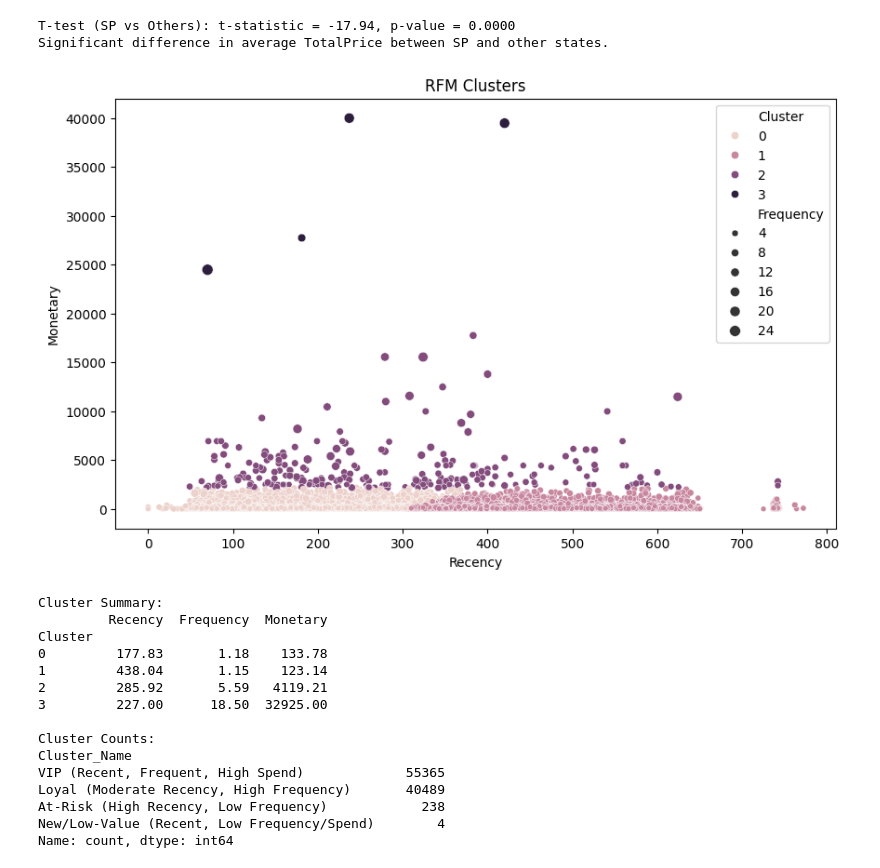
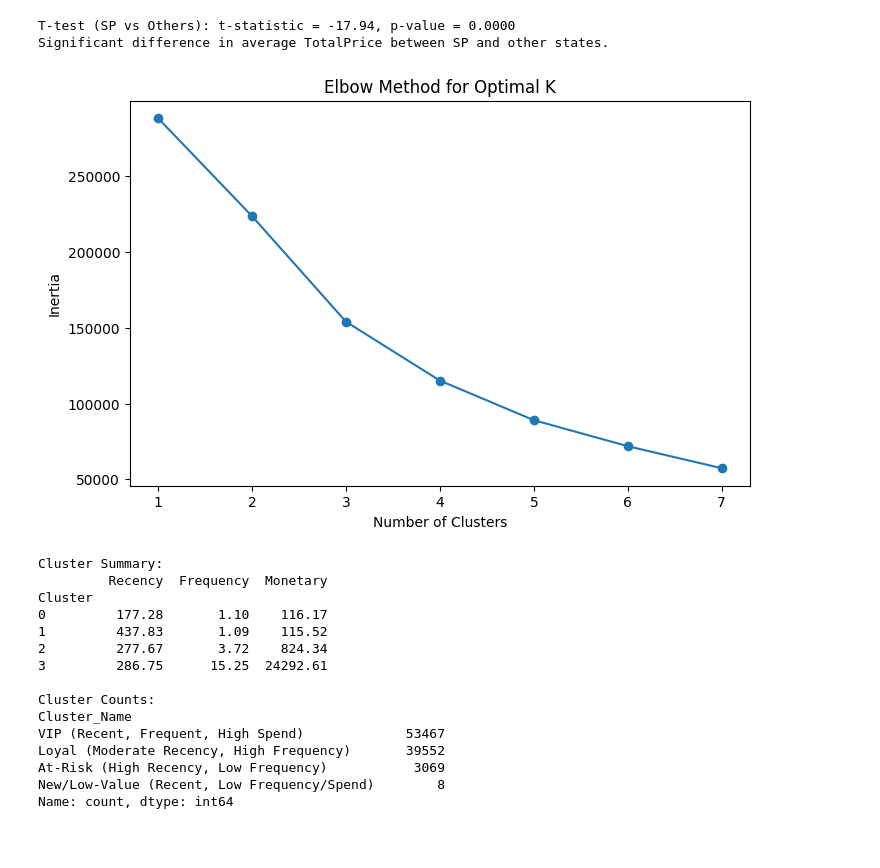
Before and after one commit to Darrell-Bailey/ecommerce-sales-analysis, a Jupyter notebook: notebooks/eda.ipynb, the cells around one changed output. Cells and saved outputs as stored; diff of their text form; code cells hidden in the pictures; blank space fills up the shorter version.

Commit message:
EDA: Added standardization and elbow method to enhance RFM analysis.

```diff
--- a/notebooks/eda.ipynb
+++ b/notebooks/eda.ipynb
@@ -145,57 +146,74 @@ rfm = df.groupby('customer_unique_id').agg({
     'order_id': 'count', # Frequency
     'TotalPrice': 'sum'
 }).rename(columns={
     'order_purchase_timestamp': 'Recency',
     'order_id': 'Frequency',
     'TotalPrice': 'Monetary'
 })
 
 # Quantiles for RFM scores
 rfm['R_Score'] = pd.qcut(rfm['Recency'], 4, labels=[4,3,2,1], duplicates='drop') # Higher score for lower recency
 rfm['F_Score'] = pd.qcut(rfm['Frequency'].rank(method='first'), 4, labels=[1, 2, 3, 4], duplicates='drop')
 rfm['M_Score'] = pd.qcut(rfm['Monetary'], 4, labels=[1, 2, 3, 4], duplicates='drop')
 
-# KMeans Clustering
+# Standarize RFM features for clustering
 rfm_numeric = rfm[['Recency', 'Frequency', 'Monetary']]
+scaler = StandardScaler()
+rfm_scaled = scaler.fit_transform(rfm_numeric)
+rfm_scaled = pd.DataFrame(rfm_scaled, columns=['Recency', 'Frequency', 'Monetary'], index=rfm.index)
+
+# Elbow method to determine optimal clusters
+inertia = []
+for k in range(1,8):
+    kmeans = KMeans(n_clusters=k, random_state=42)
+    kmeans.fit(rfm_scaled)
+    inertia.append(kmeans.inertia_)
+plt.figure(figsize=(8, 5))
+plt.plot(range(1, 8), inertia, marker='o')
+plt.title('Elbow Method for Optimal K')
+plt.xlabel('Number of Clusters')
+plt.ylabel('Inertia')
+plt.savefig('../outputs/elbow_plot.png')
+plt.show()
+
+# KMeans Clustering (use k=4 based on elbow plot or business judgement)
 kmeans = KMeans(n_clusters=4, random_state=42)
-rfm['Cluster'] = kmeans.fit_predict(rfm_numeric)
+rfm['Cluster'] = kmeans.fit_predict(rfm_scaled)
 
 # Name clusters based on RFM means
 cluster_summary = rfm.groupby('Cluster')[['Recency','Frequency','Monetary']].mean()
 cluster_names= {
     0: 'VIP (Recent, Frequent, High Spend)',
     1: 'Loyal (Moderate Recency, High Frequency)',
     2: 'At-Risk (High Recency, Low Frequency)',
     3: 'New/Low-Value (Recent, Low Frequency/Spend)'
 }
 rfm['Cluster_Name'] = rfm['Cluster'].map(cluster_names)
-
-# Visualize clusters
-plt.figure(figsize=(10, 6))
-sns.scatterplot(x='Recency', y='Monetary', hue='Cluster', size='Frequency', data=rfm)
-plt.title('RFM Clusters')
-plt.savefig('../outputs/rfm_clusters.png')
-plt.show()
-
-# Summary of clusters
 print('Cluster Summary:')
 print(rfm.groupby('Cluster')[['Recency', 'Frequency', 'Monetary']].mean().round(2))
 print("\nCluster Counts:")
 print(rfm['Cluster_Name'].value_counts())
+
+# Visualize clusters
+plt.figure(figsize=(10, 6))
+sns.scatterplot(x='Recency', y='Monetary', hue='Cluster_Name', size='Frequency', data=rfm)
+plt.title('RFM Clusters')
+plt.savefig('../outputs/rfm_clusters.png')
+plt.show()
 # %% [output]
-[figure, old version]
+[figure, new version]
 Cluster Summary:
          Recency  Frequency  Monetary
 Cluster
-0         177.83       1.18    133.78
-1         438.04       1.15    123.14
-2         285.92       5.59   4119.21
-3         227.00      18.50  32925.00
+0         177.28       1.10    116.17
+1         437.83       1.09    115.52
+2         277.67       3.72    824.34
+3         286.75      15.25  24292.61
 
 Cluster Counts:
 Cluster_Name
-VIP (Recent, Frequent, High Spend)             55365
-Loyal (Moderate Recency, High Frequency)       40489
-At-Risk (High Recency, Low Frequency)            238
-New/Low-Value (Recent, Low Frequency/Spend)        4
+VIP (Recent, Frequent, High Spend)             53467
+Loyal (Moderate Recency, High Frequency)       39552
+At-Risk (High Recency, Low Frequency)           3069
+New/Low-Value (Recent, Low Frequency/Spend)        8
 Name: count, dtype: int64
```
Also changed, not shown: parts of 4 cells of this notebook.
